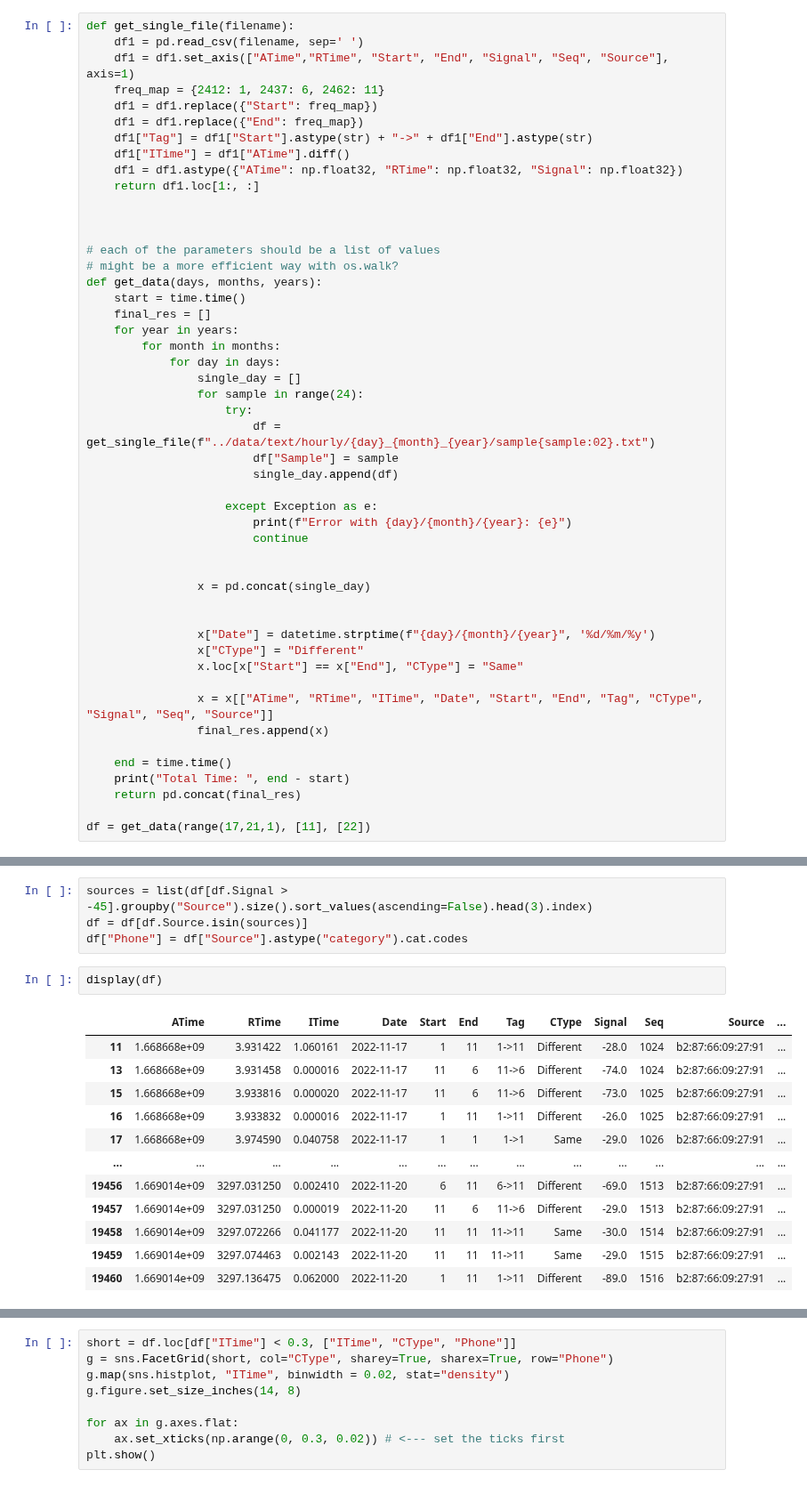
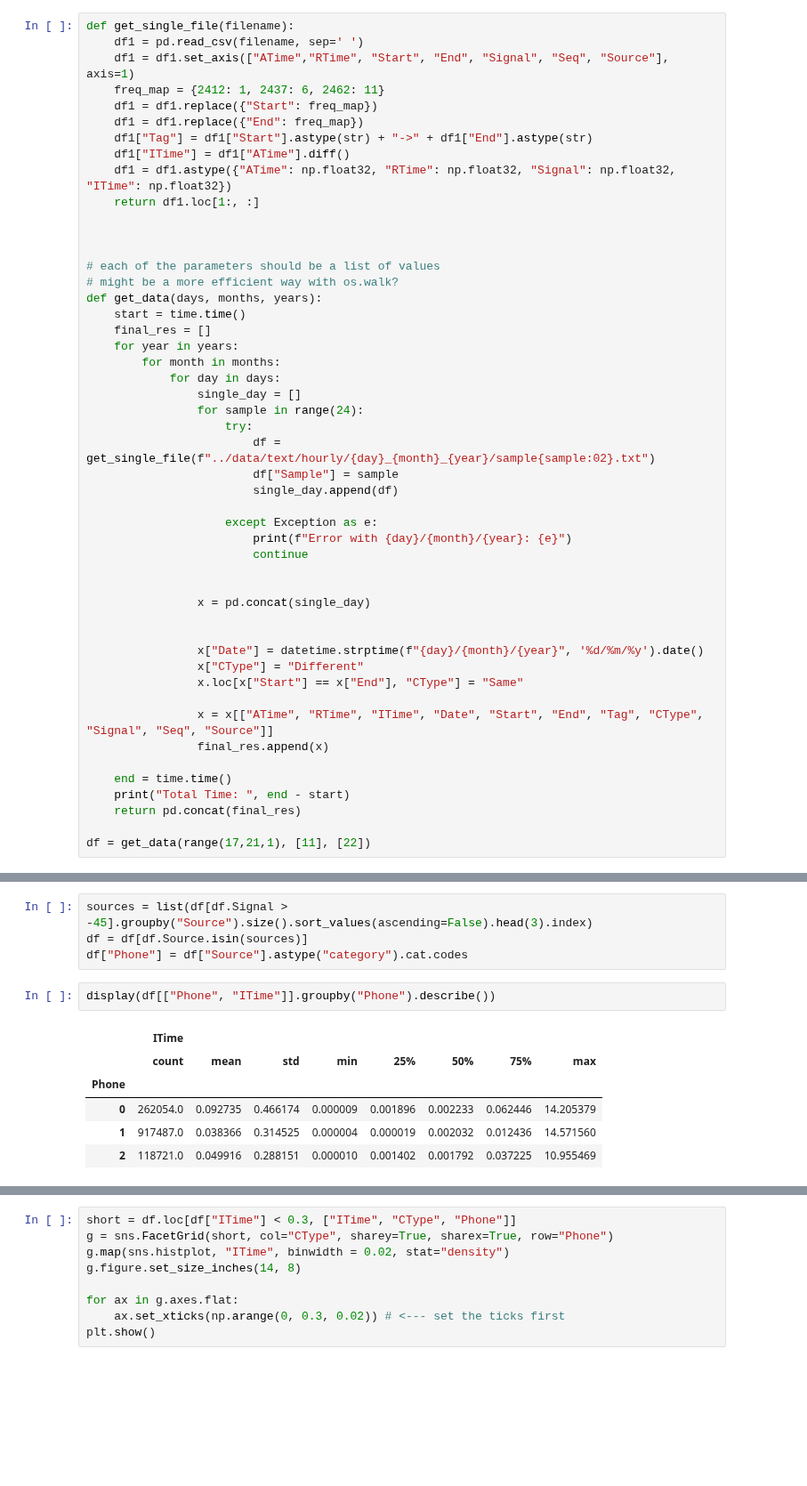
Before and after one commit to jdeinum/SDR, a Jupyter notebook: analysis/sdr_v4.ipynb, the cells around one changed output, grey strips where cells are left out. Shown at 89% size. Cells and saved outputs as stored; diff of their text form; blank space fills up the shorter version.

```diff
--- a/analysis/sdr_v4.ipynb
+++ b/analysis/sdr_v4.ipynb
@@ -35,7 +35,7 @@ def get_single_file(filename):
     df1 = df1.replace({"End": freq_map})
     df1["Tag"] = df1["Start"].astype(str) + "->" + df1["End"].astype(str)
     df1["ITime"] = df1["ATime"].diff()
-    df1 = df1.astype({"ATime": np.float32, "RTime": np.float32, "Signal": np.float32})
+    df1 = df1.astype({"ATime": np.float32, "RTime": np.float32, "Signal": np.float32, "ITime": np.float32})
     return df1.loc[1:, :]
 
 
@@ -63,7 +63,7 @@ def get_data(days, months, years):
                 x = pd.concat(single_day)
 
 
-                x["Date"] = datetime.strptime(f"{day}/{month}/{year}", '%d/%m/%y')
+                x["Date"] = datetime.strptime(f"{day}/{month}/{year}", '%d/%m/%y').date()
                 x["CType"] = "Different"
                 x.loc[x["Start"] == x["End"], "CType"] = "Same"
 
@@ -100,17 +100,11 @@ sources = list(df[df.Signal > -45].groupby("Source").size().sort_values(ascendin
 df = df[df.Source.isin(sources)]
 df["Phone"] = df["Source"].astype("category").cat.codes
 # %%
-display(df)
+display(df[["Phone", "ITime"]].groupby("Phone").describe())
 # %% [output]
-|  | ATime | RTime | ITime | Date | Start | End | Tag | CType | Signal | Seq | Source | ... |
-| 11 | 1.668668e+09 | 3.931422 | 1.060161 | 2022-11-17 | 1 | 11 | 1->11 | Different | -28.0 | 1024 | b2:87:66:09:27:91 | ... |
-| 13 | 1.668668e+09 | 3.931458 | 0.000016 | 2022-11-17 | 11 | 6 | 11->6 | Different | -74.0 | 1024 | b2:87:66:09:27:91 | ... |
-| 15 | 1.668668e+09 | 3.933816 | 0.000020 | 2022-11-17 | 11 | 6 | 11->6 | Different | -73.0 | 1025 | b2:87:66:09:27:91 | ... |
-| 16 | 1.668668e+09 | 3.933832 | 0.000016 | 2022-11-17 | 1 | 11 | 1->11 | Different | -26.0 | 1025 | b2:87:66:09:27:91 | ... |
-| 17 | 1.668668e+09 | 3.974590 | 0.040758 | 2022-11-17 | 1 | 1 | 1->1 | Same | -29.0 | 1026 | b2:87:66:09:27:91 | ... |
-| ... | ... | ... | ... | ... | ... | ... | ... | ... | ... | ... | ... | ... |
-| 19456 | 1.669014e+09 | 3297.031250 | 0.002410 | 2022-11-20 | 6 | 11 | 6->11 | Different | -69.0 | 1513 | b2:87:66:09:27:91 | ... |
-| 19457 | 1.669014e+09 | 3297.031250 | 0.000019 | 2022-11-20 | 11 | 6 | 11->6 | Different | -29.0 | 1513 | b2:87:66:09:27:91 | ... |
-| 19458 | 1.669014e+09 | 3297.072266 | 0.041177 | 2022-11-20 | 11 | 11 | 11->11 | Same | -30.0 | 1514 | b2:87:66:09:27:91 | ... |
-| 19459 | 1.669014e+09 | 3297.074463 | 0.002143 | 2022-11-20 | 11 | 11 | 11->11 | Same | -29.0 | 1515 | b2:87:66:09:27:91 | ... |
-| 19460 | 1.669014e+09 | 3297.136475 | 0.062000 | 2022-11-20 | 1 | 11 | 1->11 | Different | -89.0 | 1516 | b2:87:66:09:27:91 | ... |
+|  | ITime |  |  |  |  |  |  |  |
+|  | count | mean | std | min | 25% | 50% | 75% | max |
+| Phone |  |  |  |  |  |  |  |  |
+| 0 | 262054.0 | 0.092735 | 0.466174 | 0.000009 | 0.001896 | 0.002233 | 0.062446 | 14.205379 |
+| 1 | 917487.0 | 0.038366 | 0.314525 | 0.000004 | 0.000019 | 0.002032 | 0.012436 | 14.571560 |
+| 2 | 118721.0 | 0.049916 | 0.288151 | 0.000010 | 0.001402 | 0.001792 | 0.037225 | 10.955469 |
```
Also changed, not shown: parts of 12 cells of this notebook, 1 other file.
